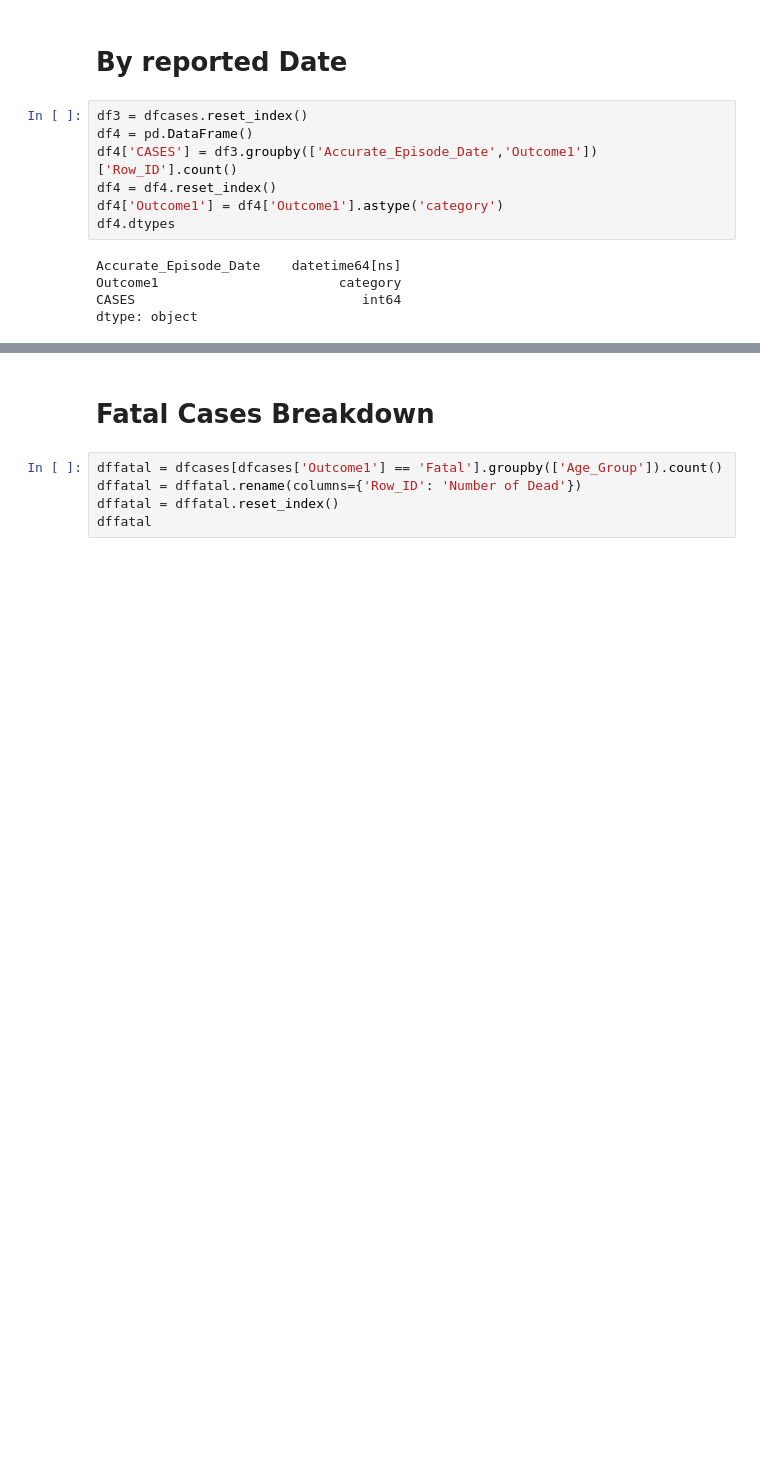
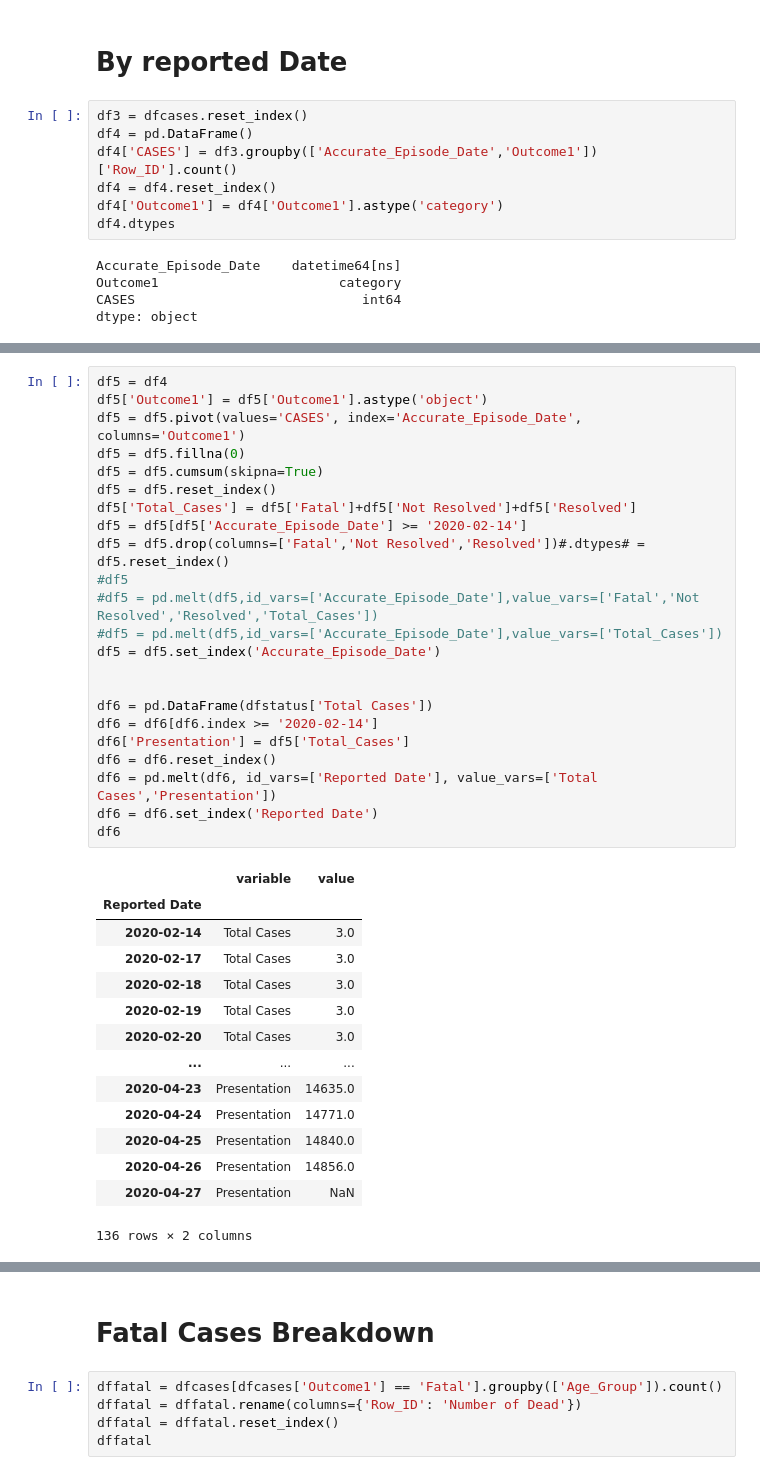
Before and after one commit to minix1234/minix1234.github.io, a Jupyter notebook: pelican/notebooks/Ontario.ipynb, the cells around one changed output, grey strips where cells are left out. Saved outputs shown, nothing was run; the diff lists cells and outputs as text; blank space fills up the shorter version.

```diff
--- a/pelican/notebooks/Ontario.ipynb
+++ b/pelican/notebooks/Ontario.ipynb
@@ -293,3 +293,41 @@ fig.show()
 fig.write_html("Ontariopresdate.html")
 # %% [output]
 [interactive output not drawn]
+# %%
+df5 = df4
+df5['Outcome1'] = df5['Outcome1'].astype('object')
+df5 = df5.pivot(values='CASES', index='Accurate_Episode_Date', columns='Outcome1')
+df5 = df5.fillna(0)
+df5 = df5.cumsum(skipna=True)
+df5 = df5.reset_index()
+df5['Total_Cases'] = df5['Fatal']+df5['Not Resolved']+df5['Resolved']
+df5 = df5[df5['Accurate_Episode_Date'] >= '2020-02-14']
+df5 = df5.drop(columns=['Fatal','Not Resolved','Resolved'])#.dtypes# = df5.reset_index()
+#df5
+#df5 = pd.melt(df5,id_vars=['Accurate_Episode_Date'],value_vars=['Fatal','Not Resolved','Resolved','Total_Cases'])
+#df5 = pd.melt(df5,id_vars=['Accurate_Episode_Date'],value_vars=['Total_Cases'])
+df5 = df5.set_index('Accurate_Episode_Date')
+
+
+df6 = pd.DataFrame(dfstatus['Total Cases'])
+df6 = df6[df6.index >= '2020-02-14']
+df6['Presentation'] = df5['Total_Cases']
+df6 = df6.reset_index()
+df6 = pd.melt(df6, id_vars=['Reported Date'], value_vars=['Total Cases','Presentation'])
+df6 = df6.set_index('Reported Date')
+df6
+# %% [output]
+|  | variable | value |
+| Reported Date |  |  |
+| 2020-02-14 | Total Cases | 3.0 |
+| 2020-02-17 | Total Cases | 3.0 |
+| 2020-02-18 | Total Cases | 3.0 |
+| 2020-02-19 | Total Cases | 3.0 |
+| 2020-02-20 | Total Cases | 3.0 |
+| ... | ... | ... |
+| 2020-04-23 | Presentation | 14635.0 |
+| 2020-04-24 | Presentation | 14771.0 |
+| 2020-04-25 | Presentation | 14840.0 |
+| 2020-04-26 | Presentation | 14856.0 |
+| 2020-04-27 | Presentation | NaN |
+136 rows × 2 columns
```
Also changed, not shown: parts of 7 cells of this notebook.
